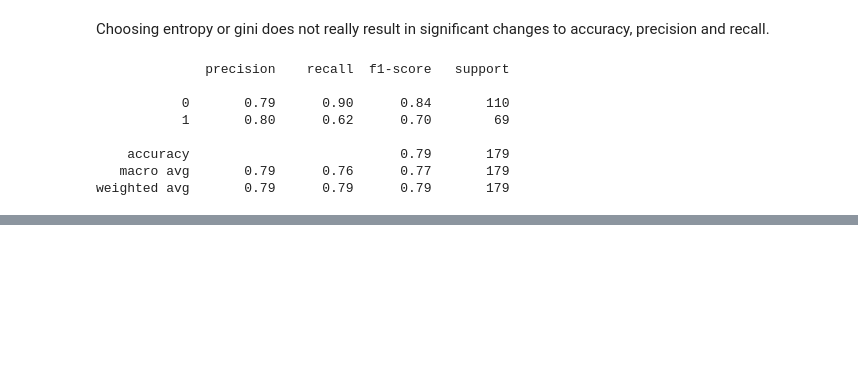
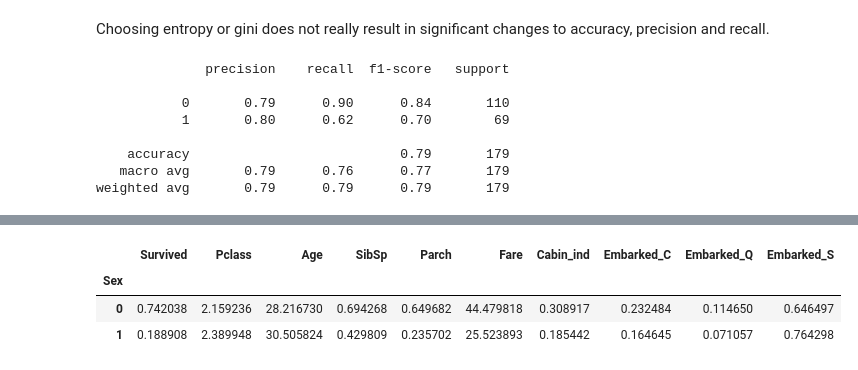
Before and after one commit to ericgbekor/ml-tasks, a Jupyter notebook: Decision Trees/Decision_Trees.ipynb, the cells around one changed output, grey strips where cells are left out. Cells and saved outputs as stored; diff of their text form; code cells hidden in the pictures; blank space fills up the shorter version.

```diff
--- a/Decision Trees/Decision_Trees.ipynb
+++ b/Decision Trees/Decision_Trees.ipynb
@@ -302,0 +362,7 @@ weighted avg       0.79      0.79      0.79       179
+# %%
+train_data.groupby(train_data['Sex']).mean()
+# %% [output]
+|  | Survived | Pclass | Age | SibSp | Parch | Fare | Cabin_ind | Embarked_C | Embarked_Q | Embarked_S |
+| Sex |  |  |  |  |  |  |  |  |  |  |
+| 0 | 0.742038 | 2.159236 | 28.216730 | 0.694268 | 0.649682 | 44.479818 | 0.308917 | 0.232484 | 0.114650 | 0.646497 |
+| 1 | 0.188908 | 2.389948 | 30.505824 | 0.429809 | 0.235702 | 25.523893 | 0.185442 | 0.164645 | 0.071057 | 0.764298 |
```
Also changed, not shown: parts of 11 cells of this notebook.
